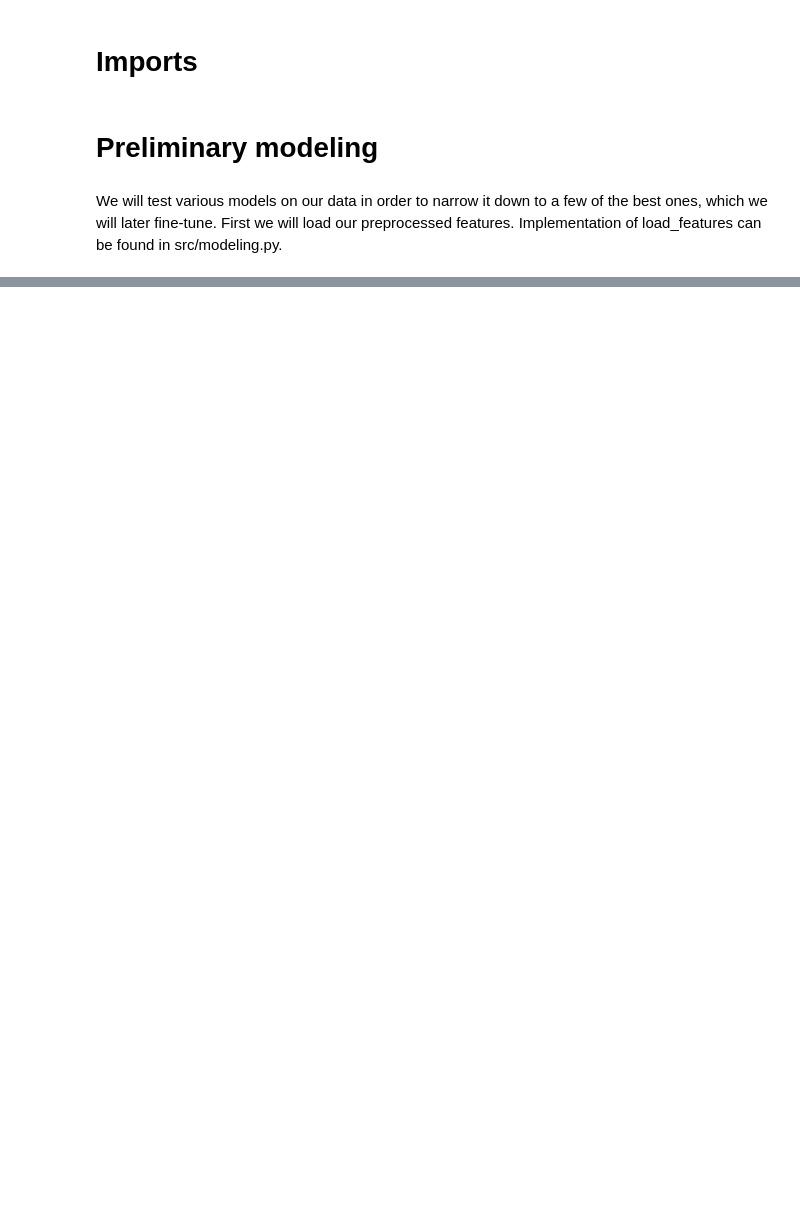
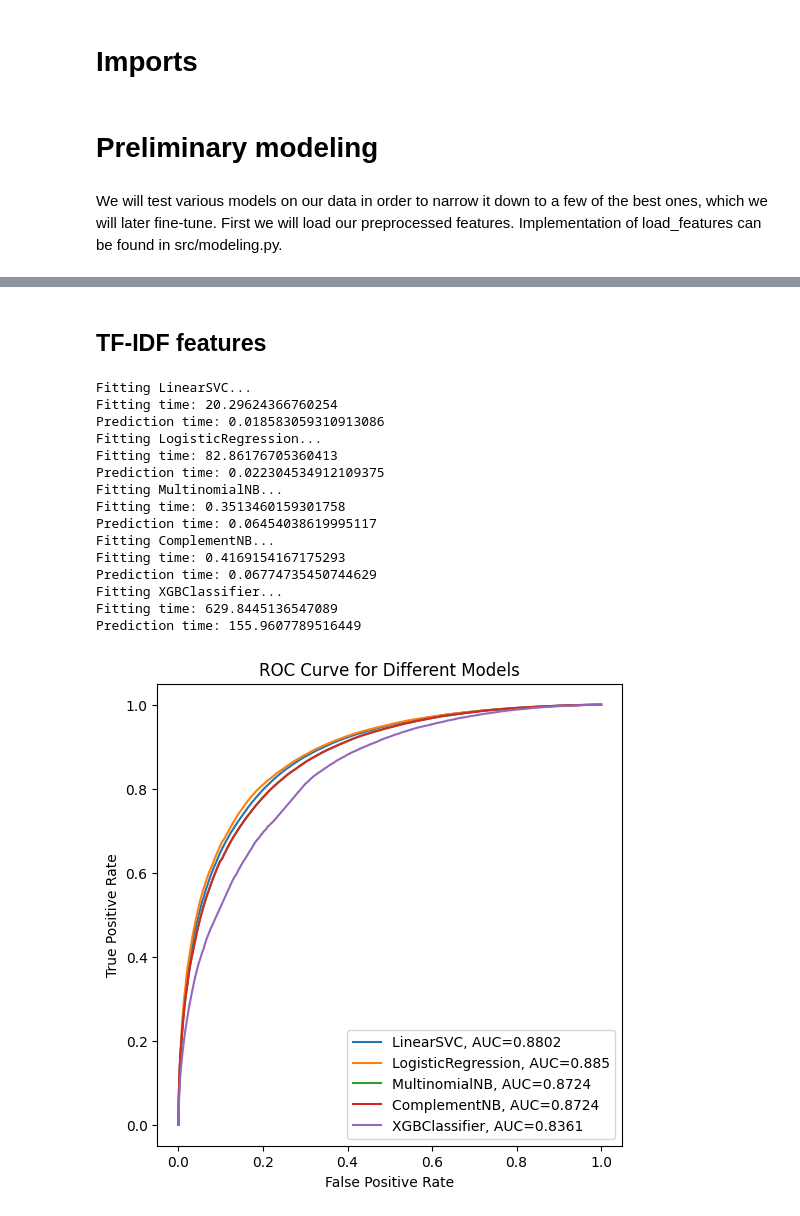
Before and after one commit to piechotam/Youtube-Sentiment-Analysis, a Jupyter notebook: notebooks/modeling.ipynb, the cells around one changed output, grey strips where cells are left out. Drawn from its saved outputs; the diff is of its cells as text; code cells hidden in the pictures; blank space fills up the shorter version.

```diff
--- a/notebooks/modeling.ipynb
+++ b/notebooks/modeling.ipynb
@@ -42,0 +69,22 @@ performance
+# %% [markdown]
+## TF-IDF features
+# %%
+models = [LinearSVC(), LogisticRegression(), MultinomialNB(), ComplementNB(), XGBClassifier()]
+performance = test_models(models, features_train_tfidf, y_train, features_valid_tfidf, y_valid)
+# %% [output]
+Fitting LinearSVC...
+Fitting time: 20.29624366760254
+Prediction time: 0.018583059310913086
+Fitting LogisticRegression...
+Fitting time: 82.86176705360413
+Prediction time: 0.022304534912109375
+Fitting MultinomialNB...
+Fitting time: 0.3513460159301758
+Prediction time: 0.06454038619995117
+Fitting ComplementNB...
+Fitting time: 0.4169154167175293
+Prediction time: 0.06774735450744629
+Fitting XGBClassifier...
+Fitting time: 629.8445136547089
+Prediction time: 155.9607789516449
+[figure, added]
```
Also changed, not shown: parts of 22 cells of this notebook, 6 other files.
